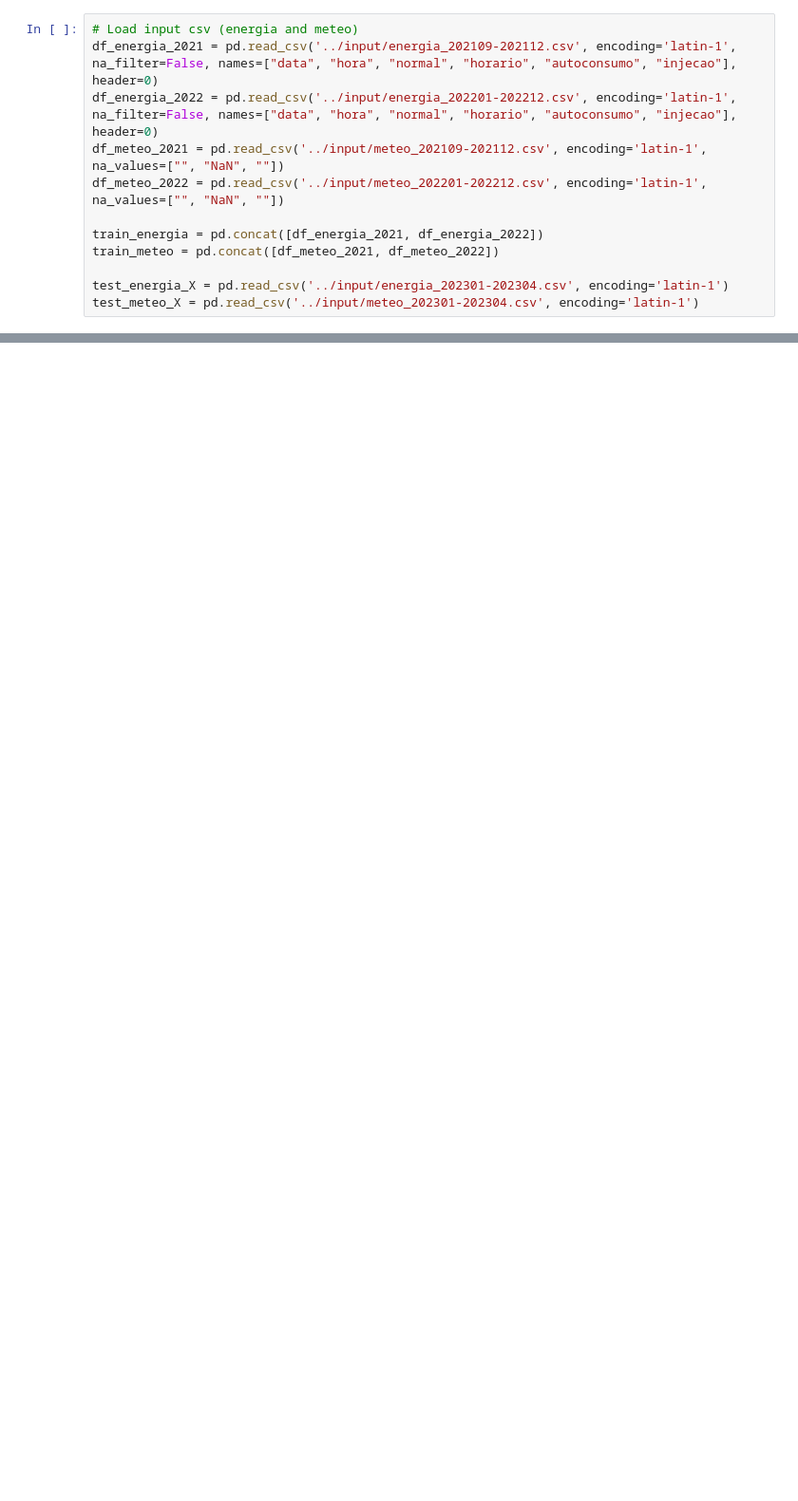
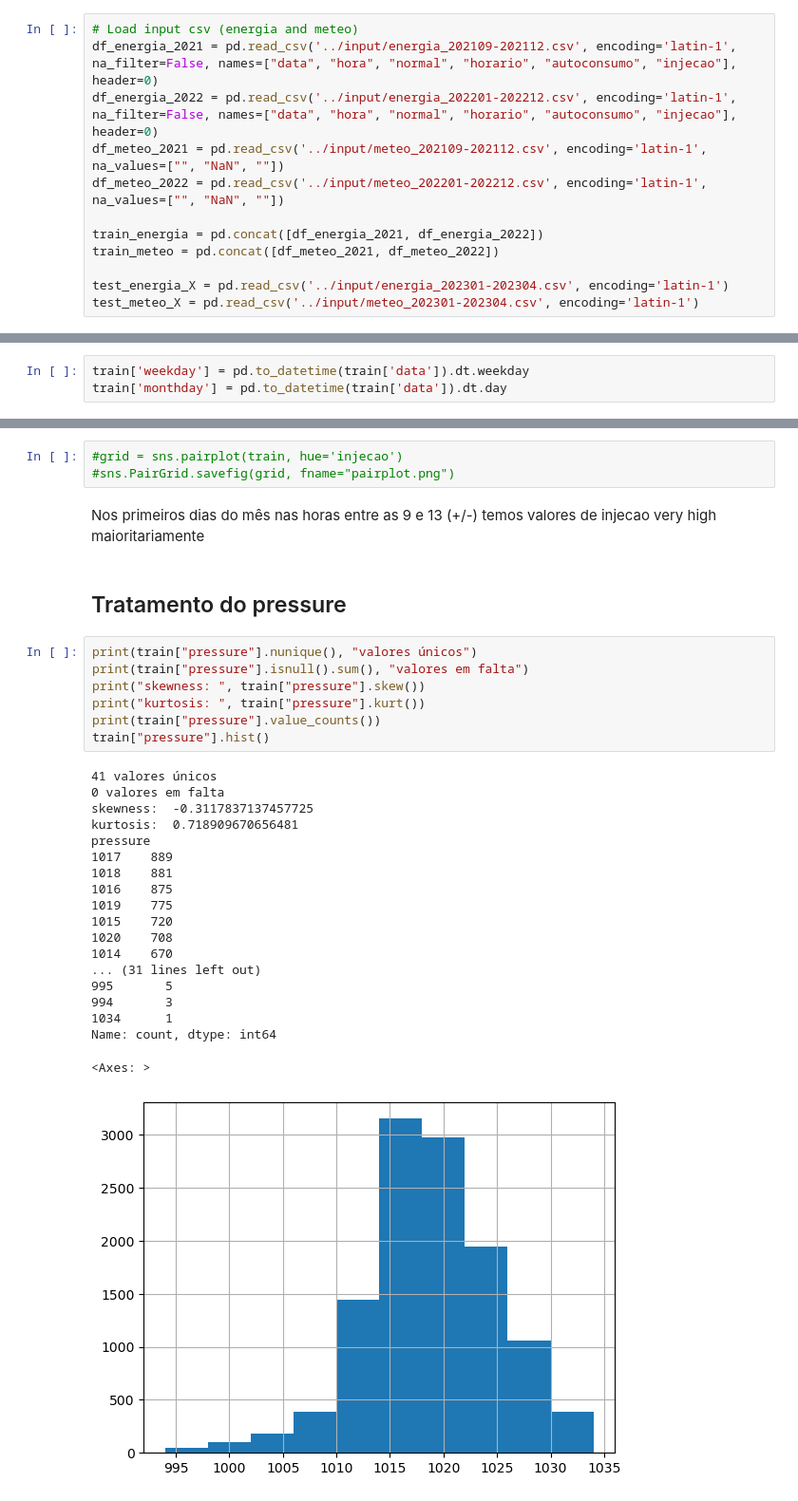
Before and after one commit to pedrops164/daa2324, a Jupyter notebook: competicao/src/analysis_Joao.ipynb, the cells around one changed output, grey strips where cells are left out. Shown at 95% size. Cells and saved outputs as stored; diff of their text form; blank space fills up the shorter version.

```diff
--- a/competicao/src/analysis_Joao.ipynb
+++ b/competicao/src/analysis_Joao.ipynb
@@ -113,0 +109,3 @@ train_meteo.head()
+# %%
+train['weekday'] = pd.to_datetime(train['data']).dt.weekday
+train['monthday'] = pd.to_datetime(train['data']).dt.day
@@ -113,0 +128,34 @@ train_meteo.head()
+# %%
+#grid = sns.pairplot(train, hue='injecao')
+#sns.PairGrid.savefig(grid, fname="pairplot.png")
+# %% [markdown]
+Nos primeiros dias do mês nas horas entre as 9 e 13 (+/-) temos valores de injecao very high maioritariamente
+# %% [markdown]
+## Tratamento do pressure
+# %%
+print(train["pressure"].nunique(), "valores únicos")
+print(train["pressure"].isnull().sum(), "valores em falta")
+print("skewness: ", train["pressure"].skew())
+print("kurtosis: ", train["pressure"].kurt())
+print(train["pressure"].value_counts())
+train["pressure"].hist()
+# %% [output]
+41 valores únicos
+0 valores em falta
+skewness:  -0.3117837137457725
+kurtosis:  0.718909670656481
+pressure
+1017    889
+1018    881
+1016    875
+1019    775
+1015    720
+1020    708
+1014    670
+... (31 lines left out)
+995       5
+994       3
+1034      1
+Name: count, dtype: int64
+<Axes: >
+[figure, added]
```
Also changed, not shown: parts of 18 cells of this notebook, 1 other file.
